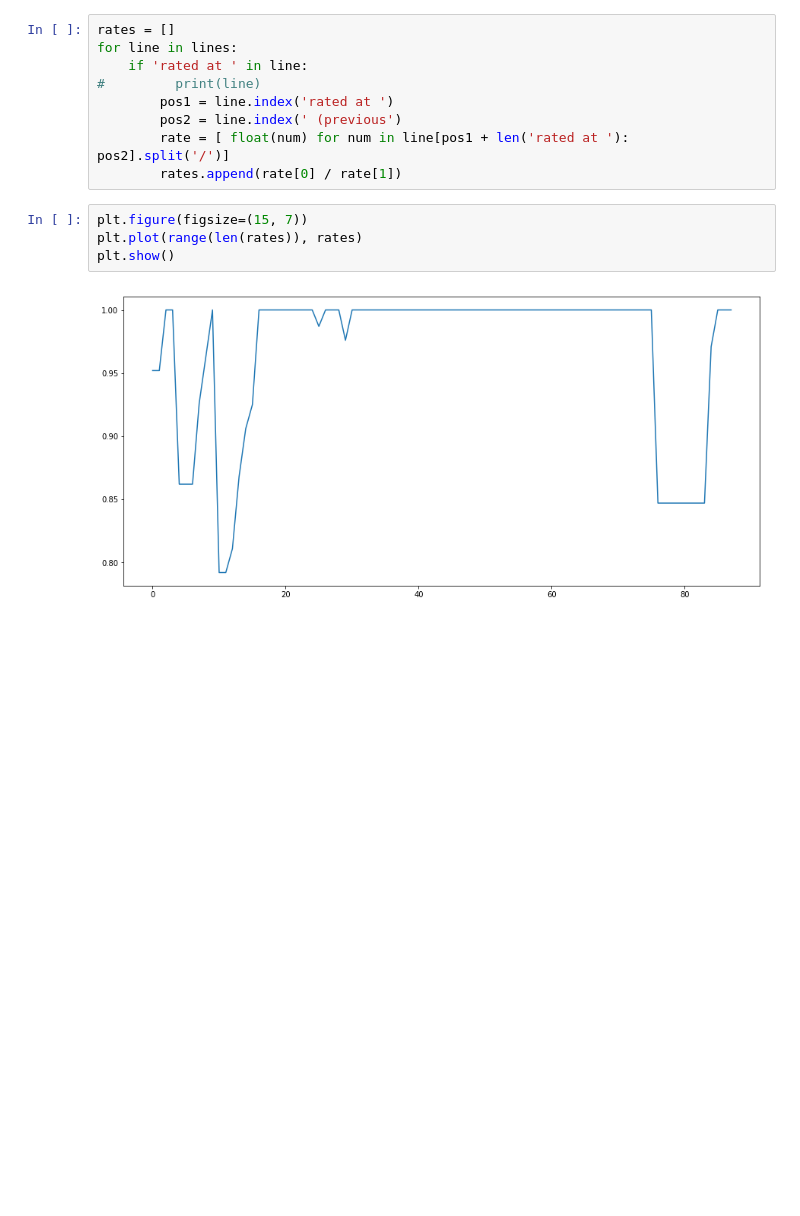
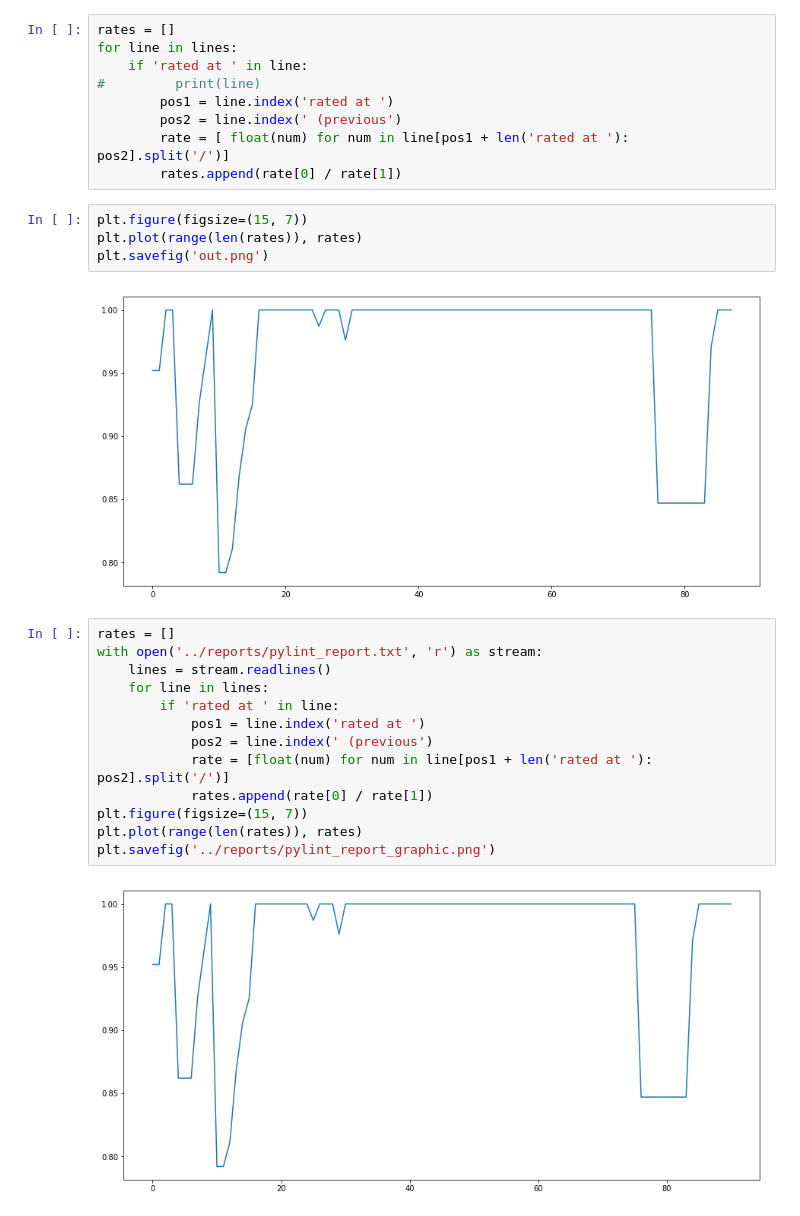
Before and after one commit to Bullldoger/life-game, a Jupyter notebook: reports/Untitled.ipynb, the cells around one changed output. Saved outputs shown, nothing was run; the diff lists cells and outputs as text; blank space fills up the shorter version.

```diff
--- a/reports/Untitled.ipynb
+++ b/reports/Untitled.ipynb
@@ -15,6 +15,21 @@ for line in lines:
 # %%
 plt.figure(figsize=(15, 7))
 plt.plot(range(len(rates)), rates)
-plt.show()
+plt.savefig('out.png')
 # %% [output]
 [figure]
+# %%
+rates = []
+with open('../reports/pylint_report.txt', 'r') as stream:
+    lines = stream.readlines()
+    for line in lines:
+        if 'rated at ' in line:
+            pos1 = line.index('rated at ')
+            pos2 = line.index(' (previous')
+            rate = [float(num) for num in line[pos1 + len('rated at '): pos2].split('/')]
+            rates.append(rate[0] / rate[1])
+plt.figure(figsize=(15, 7))
+plt.plot(range(len(rates)), rates)
+plt.savefig('../reports/pylint_report_graphic.png')
+# %% [output]
+[figure, added]
```
Also changed, not shown: 7 other files.
